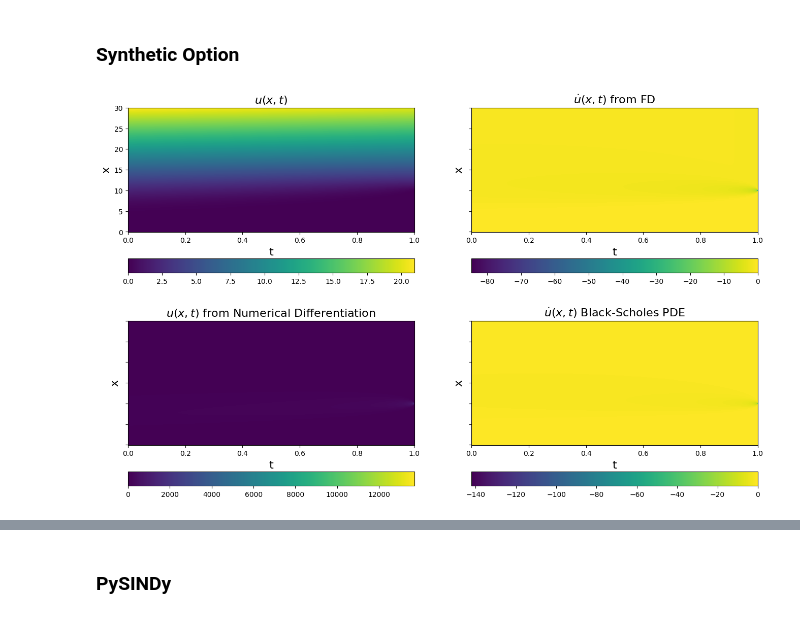
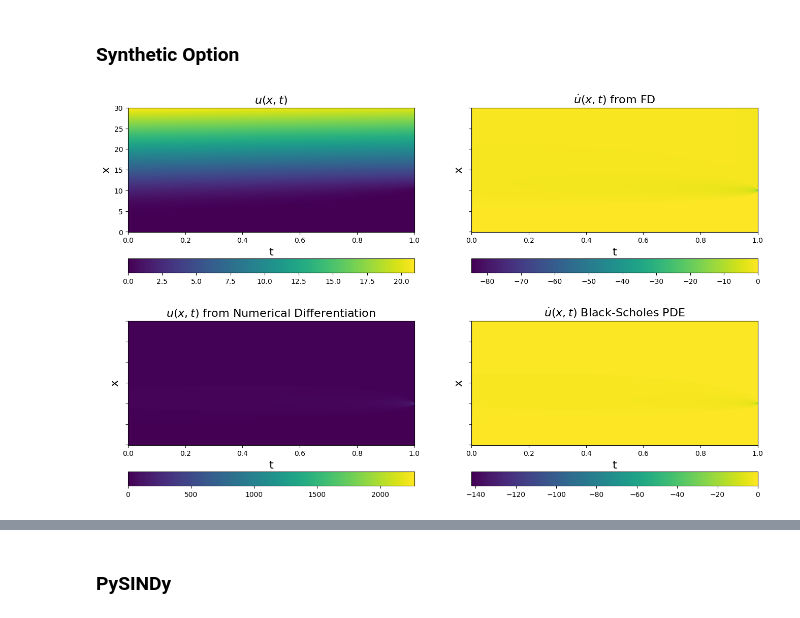
Before and after one commit to brunoCCOS/bs-find-with-sindy, a Jupyter notebook: SINDy_precificacao_derivativos.ipynb, the cells around one changed output, grey strips where cells are left out. Saved outputs shown, nothing was run; the diff lists cells and outputs as text; code cells hidden in the pictures.

```diff
--- a/SINDy_precificacao_derivativos.ipynb
+++ b/SINDy_precificacao_derivativos.ipynb
@@ -105,7 +105,7 @@ u = call_prices.T
 # rmse = mean_squared_error(u, np.zeros(u.shape), squared=False)
 # add 20% noise (note the impact on derivatives depends on step size...)
 # u = u + np.random.normal(0, rmse / 5.0, u.shape)
-n_arr = np.asarray([np.arange(0,800,1)]*5000)
+n_arr = np.asarray([np.arange(0,800,1)]*5000).T
 u_x = ps.FiniteDifference(axis=0,order = 2)._differentiate(u,t = dx)
 u_xx = ps.FiniteDifference(axis=0,d=2,order = 2)._differentiate(u,t = dx)
 u_t = ps.FiniteDifference(axis=1,order = 1)._differentiate(u,t = dt)
@@ -127,32 +127,32 @@ ax = plt.gca()
 ax.set_yticklabels([])
 plt.title(r"$\dot{u}(x, t)$ from FD", fontsize=16)
 plt.colorbar(orientation="horizontal")
 
 u_dot = -1/2*(sigma**2)*u_xx*(X.T**2) - r*X.T*u_x + r*u
 plt.subplot(2, 2, 4)
 plt.pcolormesh(t, x, u_dot)
 plt.xlabel("t", fontsize=16)
 plt.ylabel("x", fontsize=16)
 ax = plt.gca()
 ax.set_yticklabels([])
 plt.title(r"$\dot{u}(x, t)$ Black-Scholes PDE", fontsize=16)
 plt.colorbar(orientation="horizontal")
 
 
 adapt_u_xx = u_xx * (dx**2)
 adapt_u_x = u_x * (dx)
 
-u_ = ((1/2)*((sigma**2)*(800**2)*(adapt_u_xx)) + (r*(800)*(adapt_u_xx)) - u_t)/r
+u_ = ((1/2)*((sigma**2)*(n_arr**2)*(adapt_u_xx)) + (r*(n_arr)*(adapt_u_xx)) - u_t)/r
 plt.subplot(2, 2, 3)
 plt.pcolormesh(t, x, u_)
 plt.xlabel("t", fontsize=16)
 plt.ylabel("x", fontsize=16)
 ax = plt.gca()
 ax.set_yticklabels([])
 plt.title(r"$u(x, t)$ from Numerical Differentiation", fontsize=16)
 plt.colorbar(orientation="horizontal")
 
 plt.show()
 # See how much SmoothedFiniteDifference improves the derivatives!
 # %% [output]
-[figure, old version]
+[figure, new version]
```
Also changed, not shown: parts of 2 cells of this notebook.
